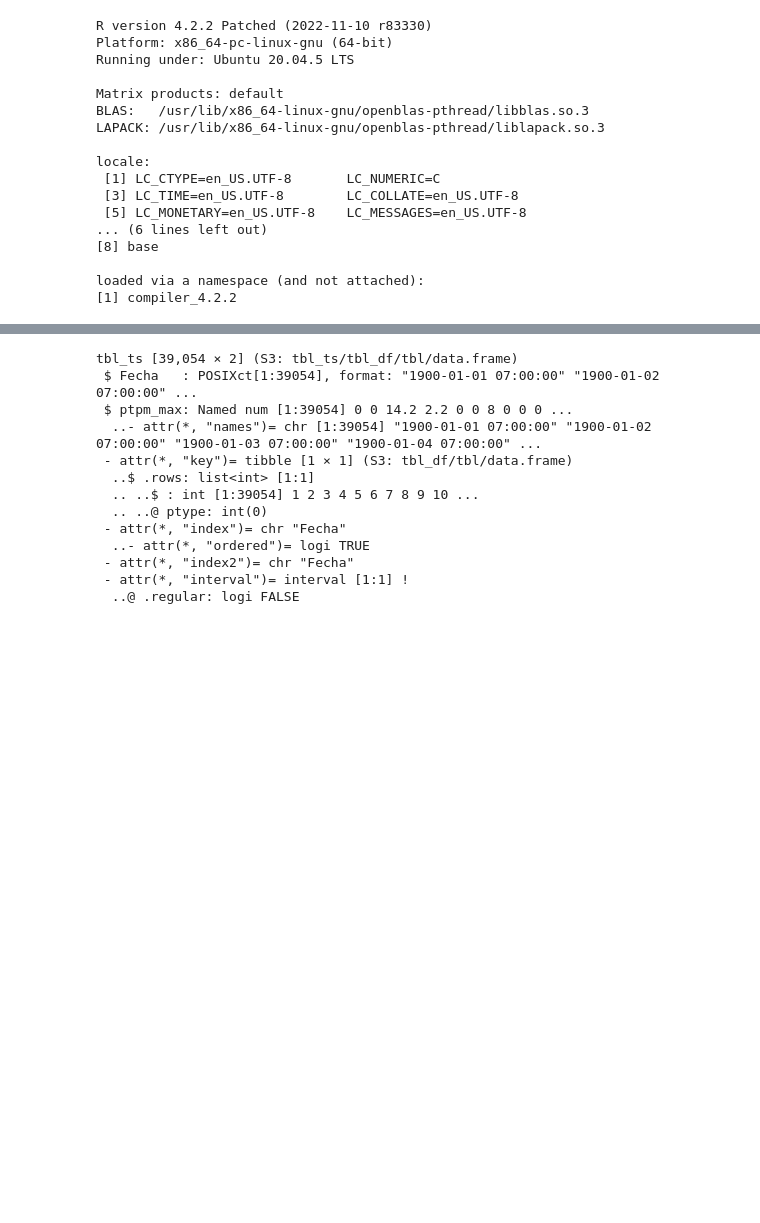
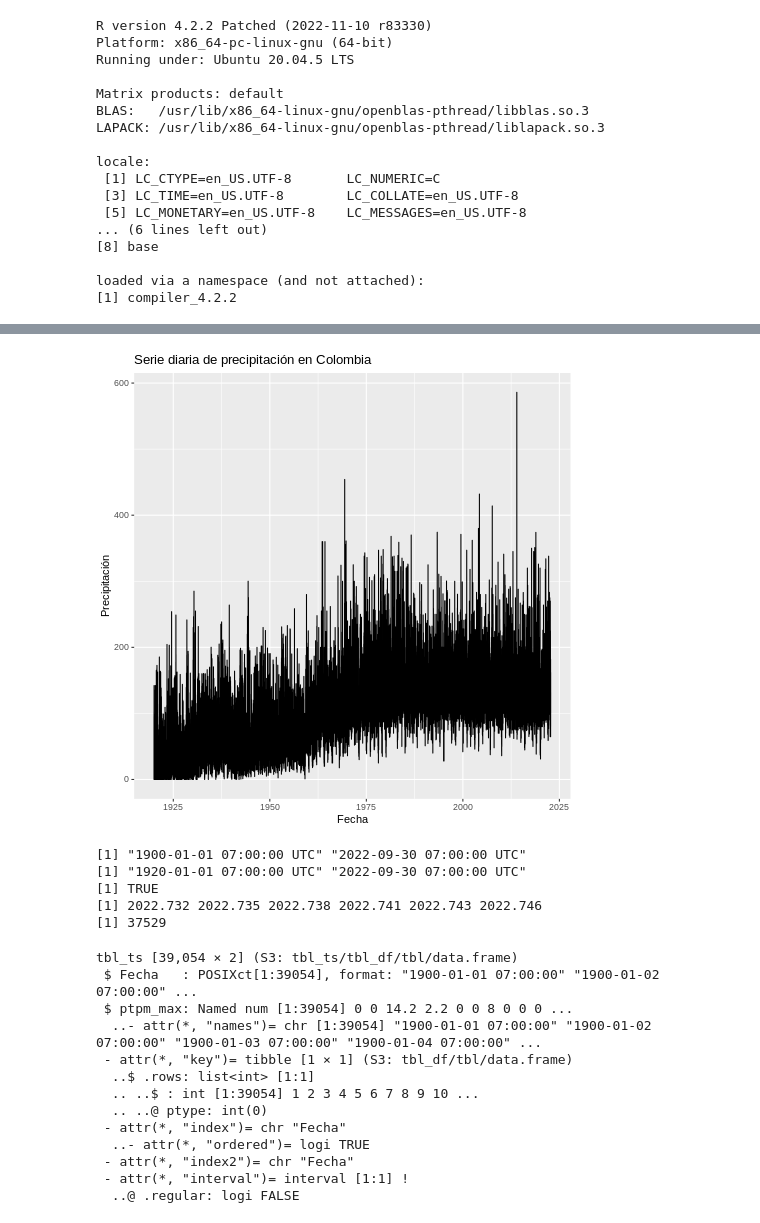
Before and after one commit to jofmorenore/TS_Climatic, a Jupyter notebook: python/TS_Climatic_variables.ipynb, the cells around one changed output, grey strips where cells are left out. Cells and saved outputs as stored; diff of their text form; code cells hidden in the pictures; blank space fills up the shorter version.

```diff
--- a/python/TS_Climatic_variables.ipynb
+++ b/python/TS_Climatic_variables.ipynb
@@ -291,0 +332,11 @@ WARNING:rpy2.rinterface_lib.callbacks:R[write to console]: The following objects
+# %%
+%%R
+date_max = max(as_datetime(names(ptpm_max)))
+ts_ptpm_max = ts(ptpm_max[as_datetime(names(ptpm_max))>=as_datetime("1920-01-01")], frequency = 365.25,
+                 start = c(1920, 1, 1))
+str(ts_ptpm_max)
+#plot(ts_ptpm_max)
+autoplot(ts_ptpm_max, geom = "line", ts.colour = ('black')) +
+ labs( x = "Fecha", y = "Precipitación",
+      title ="Serie diaria de precipitación en Colombia")
+# %% [output]
@@ -292,3 +345,17 @@ WARNING:rpy2.rinterface_lib.callbacks:R[write to console]: The following objects
+[figure, added]
+# %%
+%%R
+print(range(lubridate::ymd_hms(names(ptpm_max)))) # rango de todo el conjunto de datos
+print(range(lubridate::ymd_hms(names(ts_ptpm_max)))) # rango de la serie de tiempo truncada en "1920-01-01"
+print(zoo::is.regular(ts_ptpm_max)) # es una serie regular?
+print(tail(zoo::index(ts_ptpm_max))) # indice de la serie de tiempo
+print(length(seq.Date(as.Date("1920-01-01"), max(as.Date("2022-09-30")), "day"))) # longitud del número de días en el rango de fechas
+# %% [output]
+[1] "1900-01-01 07:00:00 UTC" "2022-09-30 07:00:00 UTC"
+[1] "1920-01-01 07:00:00 UTC" "2022-09-30 07:00:00 UTC"
+[1] TRUE
+[1] 2022.732 2022.735 2022.738 2022.741 2022.743 2022.746
+[1] 37529
 # %%
 %%R
 ts_ptpm_max = tsibble(Fecha = as_datetime(names(ptpm_max)) , ptpm_max = ptpm_max, index = Fecha, regular = F)
```
Also changed, not shown: parts of 7 cells of this notebook.
